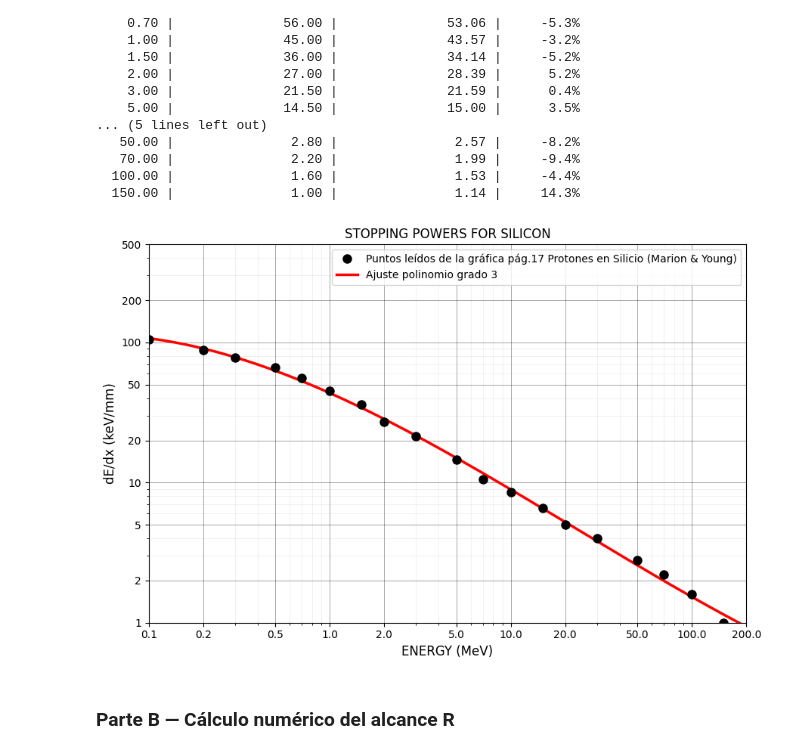
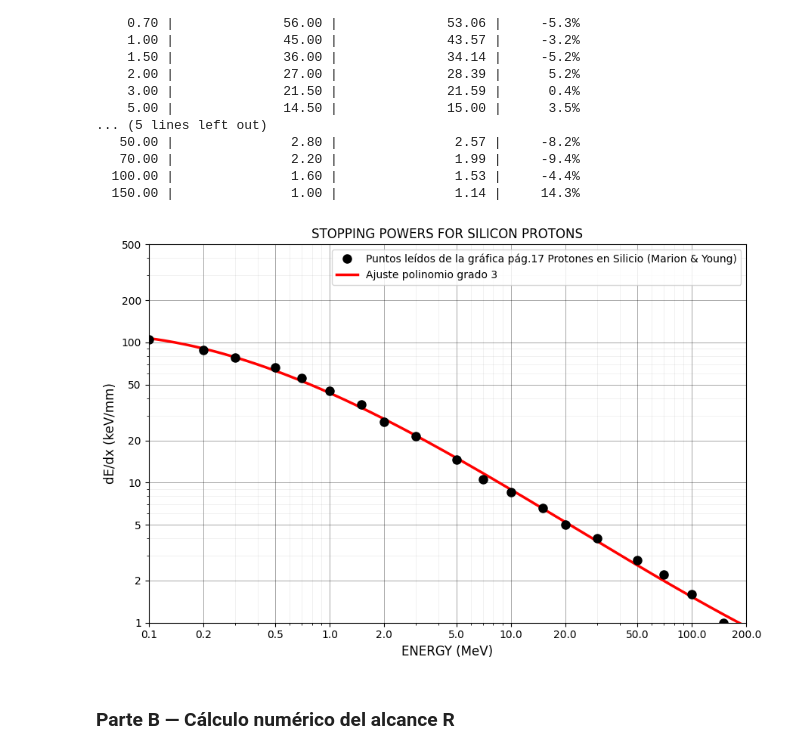
Before and after one commit to catfuentesr/Aceleradores_Trabajo_Computacional, a Jupyter notebook: Trabajo 2/Trabajo2_Completo.ipynb, the cells around one changed output. Drawn from its saved outputs; the diff is of its cells as text; code cells hidden in the pictures.

```diff
--- a/Trabajo 2/Trabajo2_Completo.ipynb
+++ b/Trabajo 2/Trabajo2_Completo.ipynb
@@ -163,35 +163,35 @@ ax.set_yscale('log')
 x_ticks = [0.1, 0.2, 0.5, 1, 2, 5, 10, 20, 50, 100, 200]
 y_ticks = [1, 2, 5, 10, 20, 50, 100, 200, 500]
 
 ax.set_xticks(x_ticks)
 ax.set_yticks(y_ticks)
 
 ax.get_xaxis().set_major_formatter(plt.ScalarFormatter())
 ax.get_yaxis().set_major_formatter(plt.ScalarFormatter())
 
 ax.grid(which='major', color='black', alpha=0.4, linewidth=0.6)
 ax.grid(which='minor', color='gray', alpha=0.2, linewidth=0.4)
 
 ax.minorticks_on()
 
 ax.plot(E_tabla, dEdx_keV_mm, 'ko', ms=8, zorder=5,
         label='Puntos leídos de la gráfica pág.17 Protones en Silicio (Marion & Young)')
 ax.plot(E_plot, dEdx_ajuste, 'r-', lw=2.5,
         label='Ajuste polinomio grado 3')
 
 ax.set_xlim(0.1, 200)
 ax.set_ylim(1, 500)
 
 ax.set_xlabel('ENERGY (MeV)', fontsize=12)
 ax.set_ylabel('dE/dx (keV/mm)', fontsize=12)
 
-ax.set_title('STOPPING POWERS FOR SILICON', fontsize=12)
+ax.set_title('STOPPING POWERS FOR SILICON PROTONS', fontsize=12)
 
 ax.legend()
 plt.tight_layout()
 plt.show()
 # %% [output]
-[figure, old version]
+[figure, new version]
 # %% [markdown]
 ### Parte B — Cálculo numérico del alcance R
 # %% [markdown]
```
Also changed, not shown: parts of 2 cells of this notebook.
